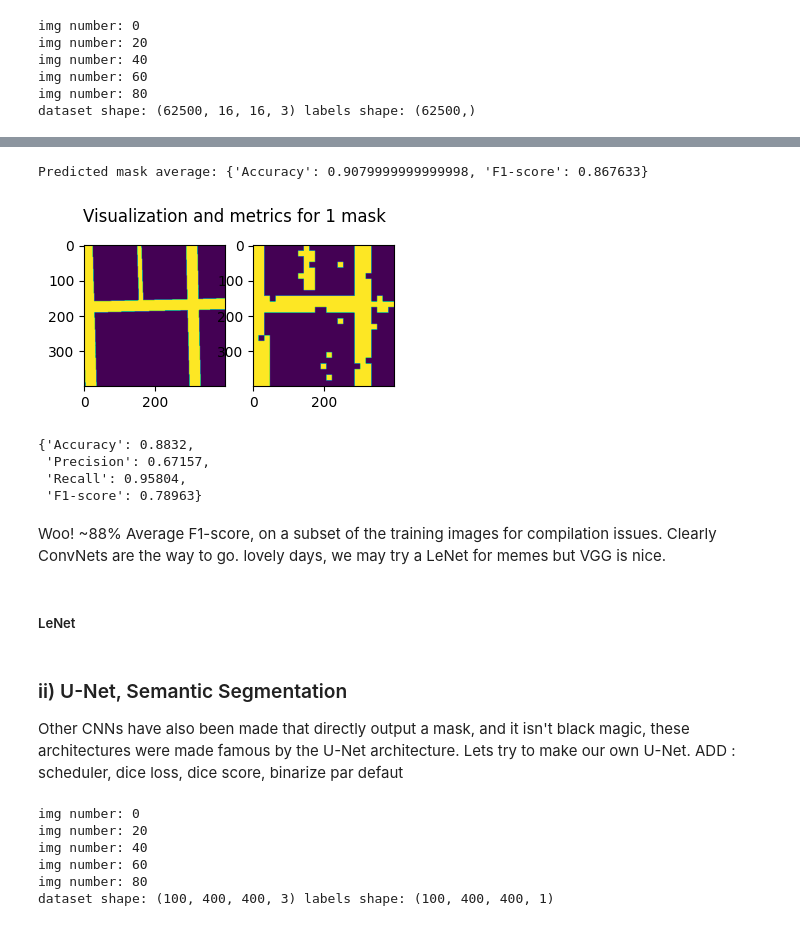
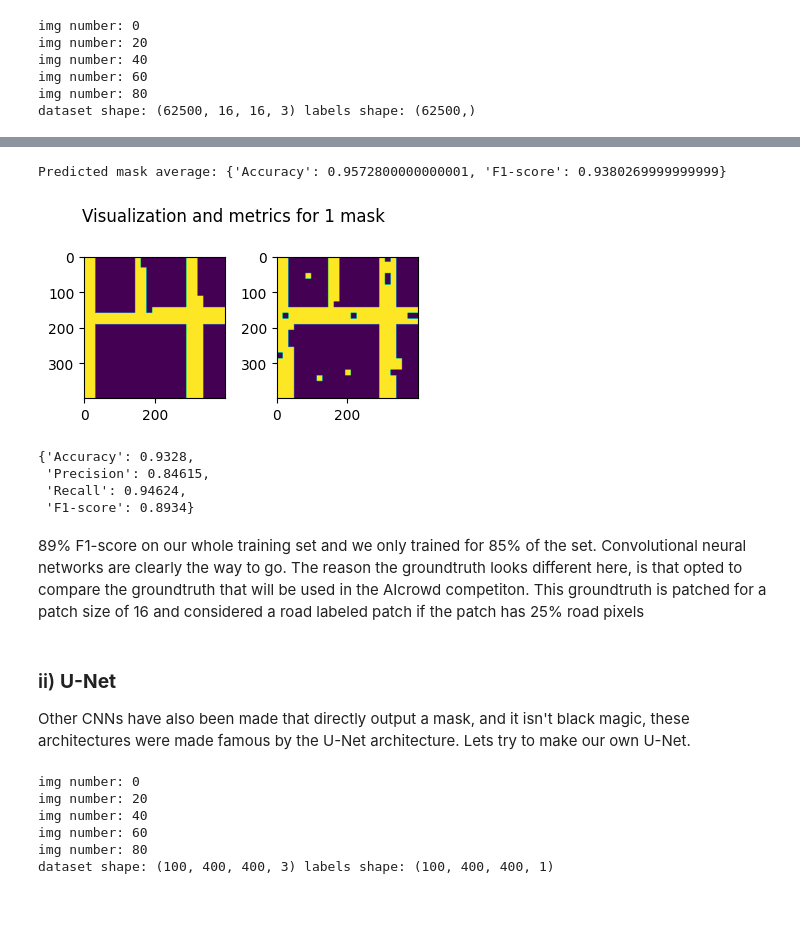
Before and after one commit to CS-433/ml-project-2-sigmoid-fraud, a Jupyter notebook: main.ipynb, the cells around one changed output, grey strips where cells are left out. Cells and saved outputs as stored; diff of their text form; code cells hidden in the pictures.

```diff
--- a/main.ipynb
+++ b/main.ipynb
@@ -1021,21 +1020,22 @@ img number: 60
 img number: 80
 dataset shape: (62500, 16, 16, 3) labels shape: (62500,)
 # %%
-training_patches = np.load('data/derivatives/training_patches.npy')[:6250]
-training_labels = np.load('data/derivatives/training_labels.npy')[:6250]
+training_patches = np.load('data/derivatives/training_patches.npy')
+training_labels = np.load('data/derivatives/training_labels.npy')
 
 config = {
     "device": DEVICE,
     "model": "VGG16",
     "patch_size": 16,
-    "n_epochs": 10,
-    "batch_size": 64,
+    "n_epochs": 50,
+    "batch_size": 256,
     "optimizer": "AdamW",
     "loss_function": "CrossEntropy",
     "learning_rate": 1e-4,
     "prediction_transform": "PatchPred",
     "labels_transform": "identity",
-    "scheduler": "CosineAnnealing"
+    "scheduler": "CosineAnnealing",
+    "test_size": 0.1
 }
 
 vgg = train_model(X=training_patches, y=training_labels, config=config)
@@ -1054,23 +1054,20 @@ Epoch: 010 train loss = 0.409788 val loss = 0.501184 train accuracy = 0.9017 val
 # %%
-print('Predicted mask average:', mask_predictions(scaler=identity(), model=vgg, n_patches=25*25, img_directory='data/training/images',
+print('Predicted mask average:', mask_predictions_vgg(scaler=identity(), model=vgg, n_patches=25*25, img_directory='data/training/images',
                                                   gt_directory='data/training/groundtruth', dataset_size=10))
-visualize_predicition(img=im, gt=im_gt_gs, scaler=identity(), model=vgg, n_patches=25*25)
+visualize_predicition_vgg(img=im, gt=im_gt_gs, scaler=identity(), model=vgg, n_patches=25*25)
 # %% [output]
-Predicted mask average: {'Accuracy': 0.9079999999999998, 'F1-score': 0.867633}
+Predicted mask average: {'Accuracy': 0.9572800000000001, 'F1-score': 0.9380269999999999}
-[figure, old version]
+[figure, new version]
-{'Accuracy': 0.8832,
- 'Precision': 0.67157,
- 'Recall': 0.95804,
- 'F1-score': 0.78963}
+{'Accuracy': 0.9328,
+ 'Precision': 0.84615,
+ 'Recall': 0.94624,
+ 'F1-score': 0.8934}
-# %% [markdown]
-Woo! ~88% Average F1-score, on a subset of the training images for compilation issues. Clearly ConvNets are the way to go. lovely days, we may try a LeNet for memes but VGG is nice.
-# %% [markdown]
-##### LeNet
+# %% [markdown]
+89% F1-score on our whole training set and we only trained for 85% of the set. Convolutional neural networks are clearly the way to go. The reason the groundtruth looks different here, is that opted to compare the groundtruth that will be used in the AIcrowd competiton. This groundtruth is patched for a patch size of 16 and considered a road labeled patch if the patch has 25% road pixels
 # %% [markdown]
-### ii) U-Net, Semantic Segmentation
+### ii) **U-Net**
 
 Other CNNs have also been made that directly output a mask, and it isn't black magic, these architectures were made famous by the U-Net architecture. Lets try to make our own U-Net.
-ADD : scheduler, dice loss, dice score, binarize par defaut
 # %%
 #Create nice image dataset
 TRAINING_DIR = "data/training/"
```
Also changed, not shown: parts of 38 cells of this notebook.
